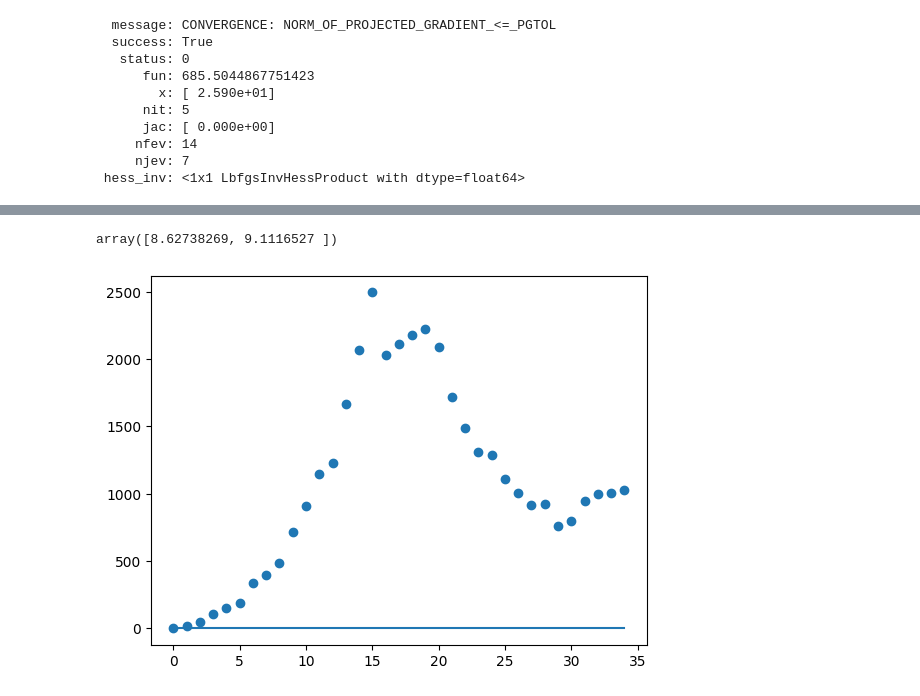
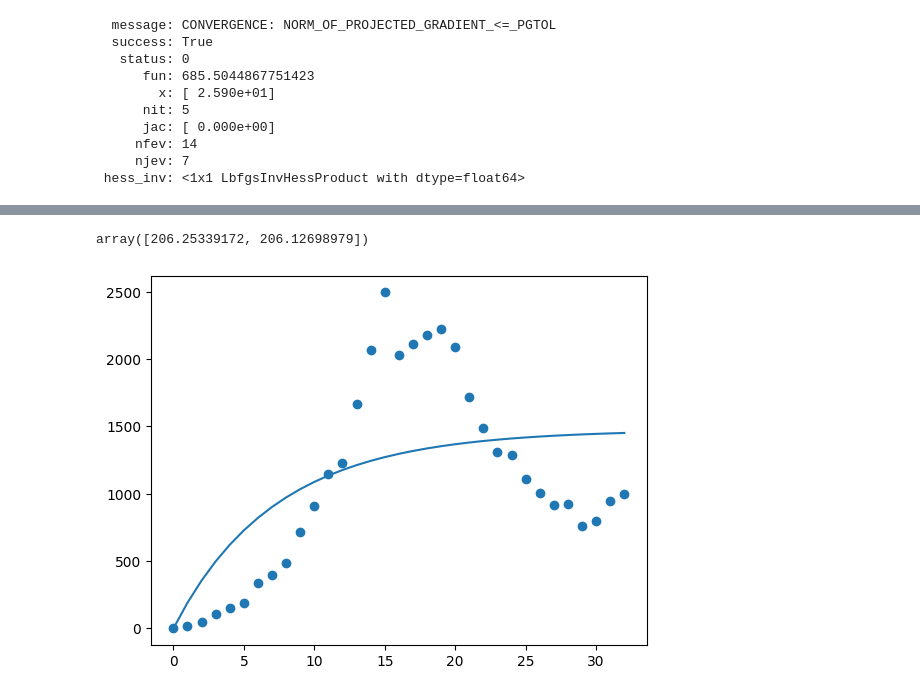
Before and after one commit to HilbertN/Analisis_de_datos_Tareas, a Jupyter notebook: Tarea3_Ajuste_de_parametros.ipynb, the cells around one changed output, grey strips where cells are left out. Cells and saved outputs as stored; diff of their text form; code cells hidden in the pictures.

```diff
--- a/Tarea3_Ajuste_de_parametros.ipynb
+++ b/Tarea3_Ajuste_de_parametros.ipynb
@@ -88,12 +88,12 @@ min
      njev: 7
  hess_inv: <1x1 LbfgsInvHessProduct with dtype=float64>
 # %%
-#Ejercicio 2: Ajustar la primera ola con m ́ınimos cuadrados
+#Ejercicio 2: Ajustar la primera ola con m ́ınimos cuadrados con una población inicial de N0=8000
 
 #Tomamos solo los valores del indice 0 al 34, esto sirve para lo que sigue del código
-ola1=ola.iloc[0:35]
+ola1=ola.iloc[0:33]
 
-ola1.index=np.arange(0,35)
+ola1.index=np.arange(0,33)
 #Tomamos los datos de tipo flotante
 ola1=ola1.astype(float)
 
@@ -112,8 +112,8 @@ def SIC(y,t,gamma,beta):
 def Acum(gamma,beta):
   def model(y,t):
     return SIC(y,t,gamma,beta)
-  t=np.arange(0,35)
-  N0=10000.0
+  t=np.arange(0,26)
+  N0=8000.0
   y0=np.array([N0-1.,1.,0.])
   sol=odeint(model,y0,t)
   return sol[:,2]
@@ -139 +139,13 @@ res
  hess_inv: <2x2 LbfgsInvHessProduct with dtype=float64>
+# %%
+t=np.arange(0,33)
+N0=8000.0
+y0=np.array([N0-1.,1.,0.])
+
+def model(y,t):
+	return SIC(y,t,res.x[0],res.x[1])
+model_prediction = odeint(model, y0, t)
+
+plt.plot(t,model_prediction[:,2])
+plt.scatter(t,ola1['positivo'])
+plt.show()
@@ -140,5 +154,5 @@ res
 # %%
-#Intentamos ajustar con curve_fit
+#Intentamos ajustar con curve_fit con una población inicial de N0=8000
 def Acum(t,gamma,beta):
   def SIC(y,t):
     S=y[0]
@@ -149,30 +163,30 @@ def Acum(t,gamma,beta):
     dI=beta*S*I/N-gamma*I
     dC = beta*S*I/N
     return np.array([dS,dI,dC])
-  N0=1000.0
+  N0=8000.0
   y0=np.array([N0-1.,1.,0.])
   sol=odeint(SIC,y0,t)
   return sol[:,2]
 # %%
-t=np.arange(0,35)
+t=np.arange(0,33)
 param, cov = optimize.curve_fit(Acum, xdata=t, ydata=np.array(ola1['positivo']) ,maxfev=1000000)
 param
 # %% [output]
-array([8.62738269, 9.1116527 ])
+array([206.25339172, 206.12698979])
 # %%
-t=np.arange(0,35)
-N0=1000.0
+t=np.arange(0,33)
+N0=8000.0
 y0=np.array([N0-1.,1.,0.])
 
 def model(y,t):
 	return SIC(y,t,param[0],param[1])
 model_prediction = odeint(model, y0, t)
 
 plt.plot(t,model_prediction[:,2])
 plt.scatter(t,ola1['positivo'])
 plt.show()
 # %% [output]
-[figure, old version]
+[figure, new version]
 # %%
 #Ejercicio 3:Ajustar la segunda ola con una cadena de Monte Carlo y dar intervalosde confianza para los parámetros
 def PoissonLikelihood(dat, model_prediction):
```
Also changed, not shown: parts of 11 cells of this notebook.
